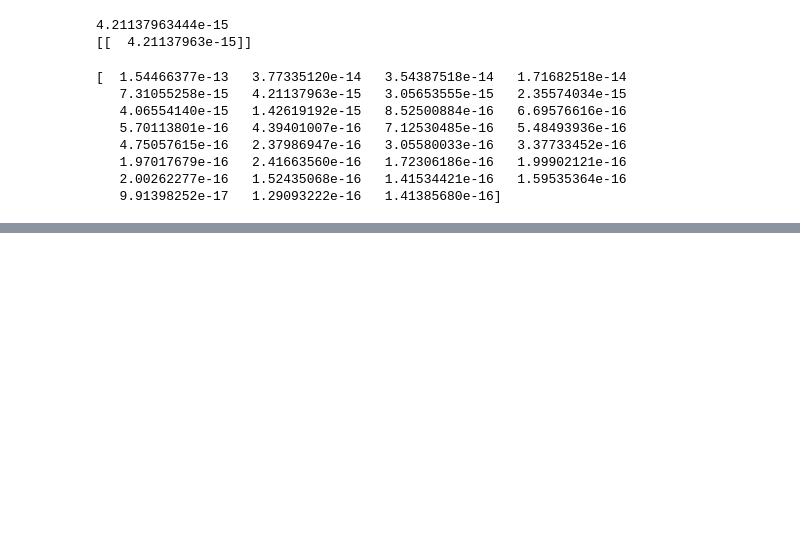
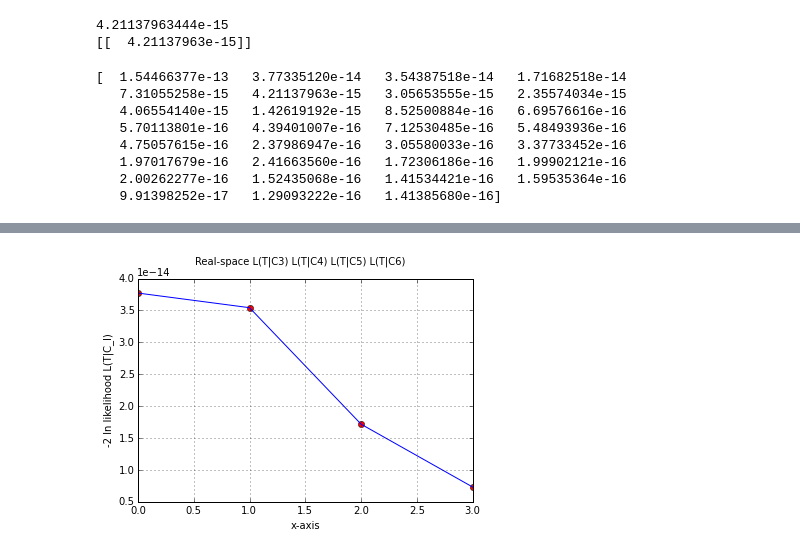
Before and after one commit to evanbiederstedt/CMBintheLikeHoodz, a Jupyter notebook: Likelihood_Comparison/June29_CMB_Likelihoods_2015.ipynb, the cells around one changed output, grey strips where cells are left out. Saved outputs shown, nothing was run; the diff lists cells and outputs as text; code cells hidden in the pictures; blank space fills up the shorter version.

```diff
--- a/Likelihood_Comparison/June29_CMB_Likelihoods_2015.ipynb
+++ b/Likelihood_Comparison/June29_CMB_Likelihoods_2015.ipynb
@@ -747,0 +782,14 @@ plt.plot(xx,yy)  # Plot Likelihood(T | C_l)
+# %%
+# Now plot only the values L(T|C3) L(T|C4) L(T|C5) L(T|C6)
+
+y2 = likevalues[1:5]
+
+fig2 = plt.figure()
+plt.plot(y2, 'ro')
+plt.plot(y2)
+fig2.suptitle('Real-space L(T|C3) L(T|C4) L(T|C5) L(T|C6)')
+plt.xlabel('x-axis')
+plt.ylabel('-2 ln likelihood L(T|C_l)')
+plt.grid()
+# %% [output]
+[figure, added]
```
Also changed, not shown: parts of 13 cells of this notebook.
